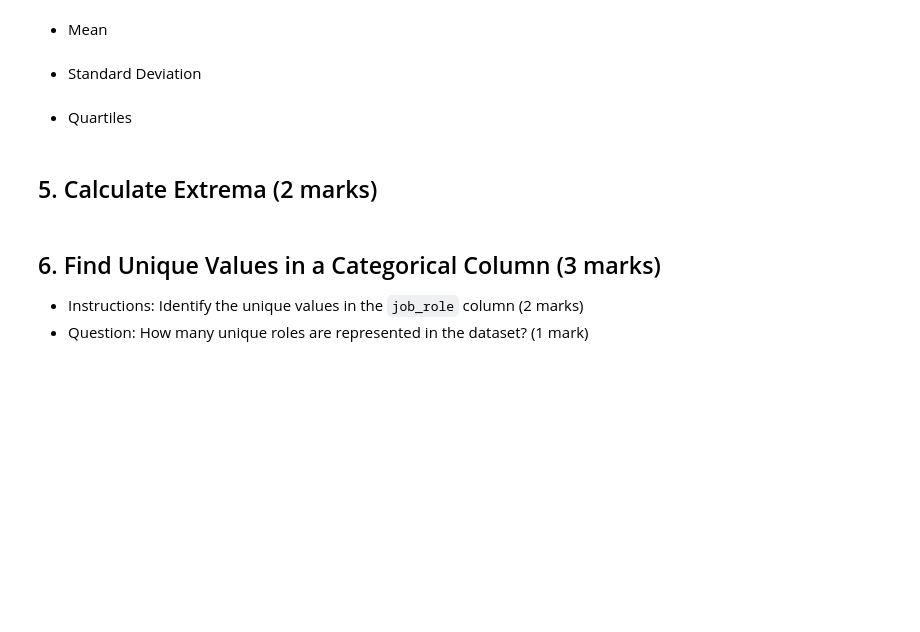
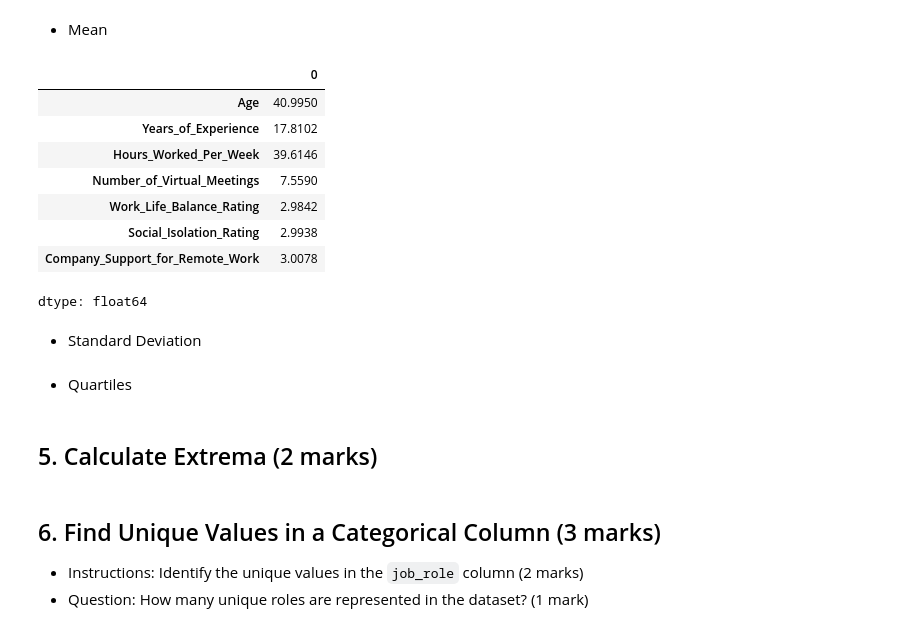
Before and after one commit to kuruxxii/PythonDA-course-assessment-submission, a Jupyter notebook: Assessment/Data_Analytics_with_Python_Assessment.ipynb, the cells around one changed output. Saved outputs shown, nothing was run; the diff lists cells and outputs as text; code cells hidden in the pictures; blank space fills up the shorter version.

```diff
--- a/Assessment/Data_Analytics_with_Python_Assessment.ipynb
+++ b/Assessment/Data_Analytics_with_Python_Assessment.ipynb
@@ -248,6 +287,19 @@ Instructions: Use individual commands to find the statistical summary.
 - Mean
 # %%
 # Write code here
+numeric_df = df.select_dtypes(include='number')
+mean = numeric_df.mean()
+mean
+# %% [output]
+|  | 0 |
+| Age | 40.9950 |
+| Years_of_Experience | 17.8102 |
+| Hours_Worked_Per_Week | 39.6146 |
+| Number_of_Virtual_Meetings | 7.5590 |
+| Work_Life_Balance_Rating | 2.9842 |
+| Social_Isolation_Rating | 2.9938 |
+| Company_Support_for_Remote_Work | 3.0078 |
+dtype: float64
 # %% [markdown]
 - Standard Deviation
 # %%
```
Also changed, not shown: parts of 5 cells of this notebook.
